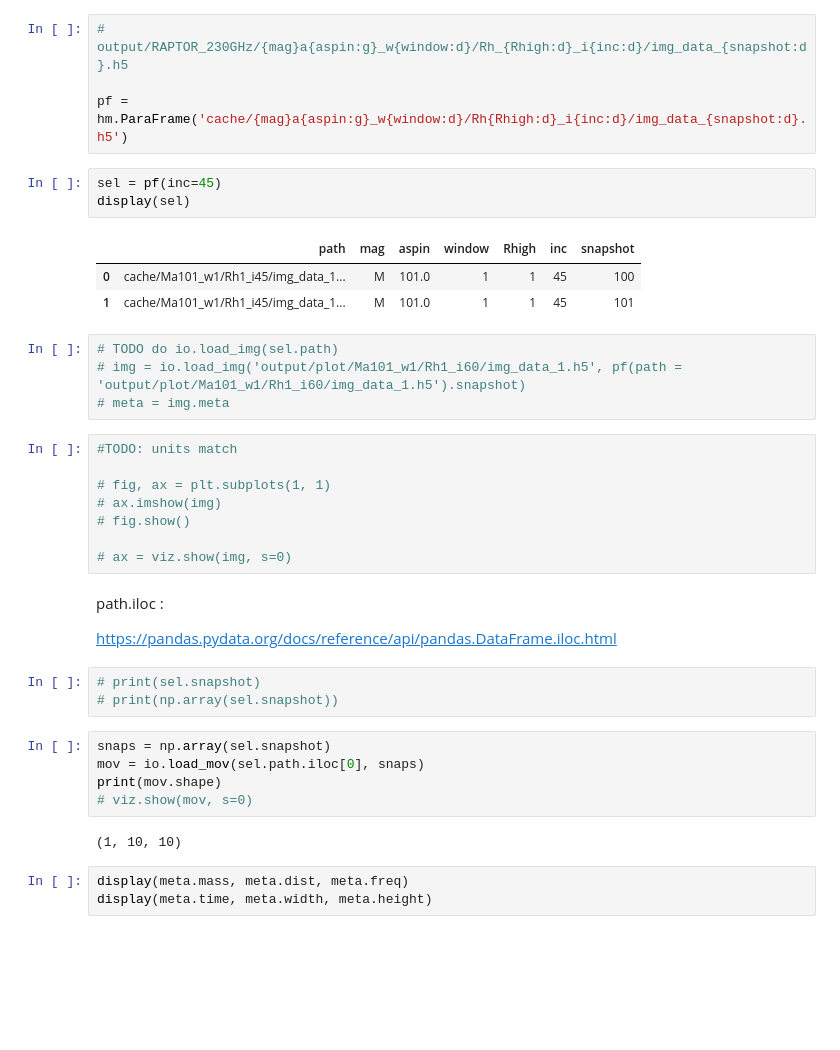
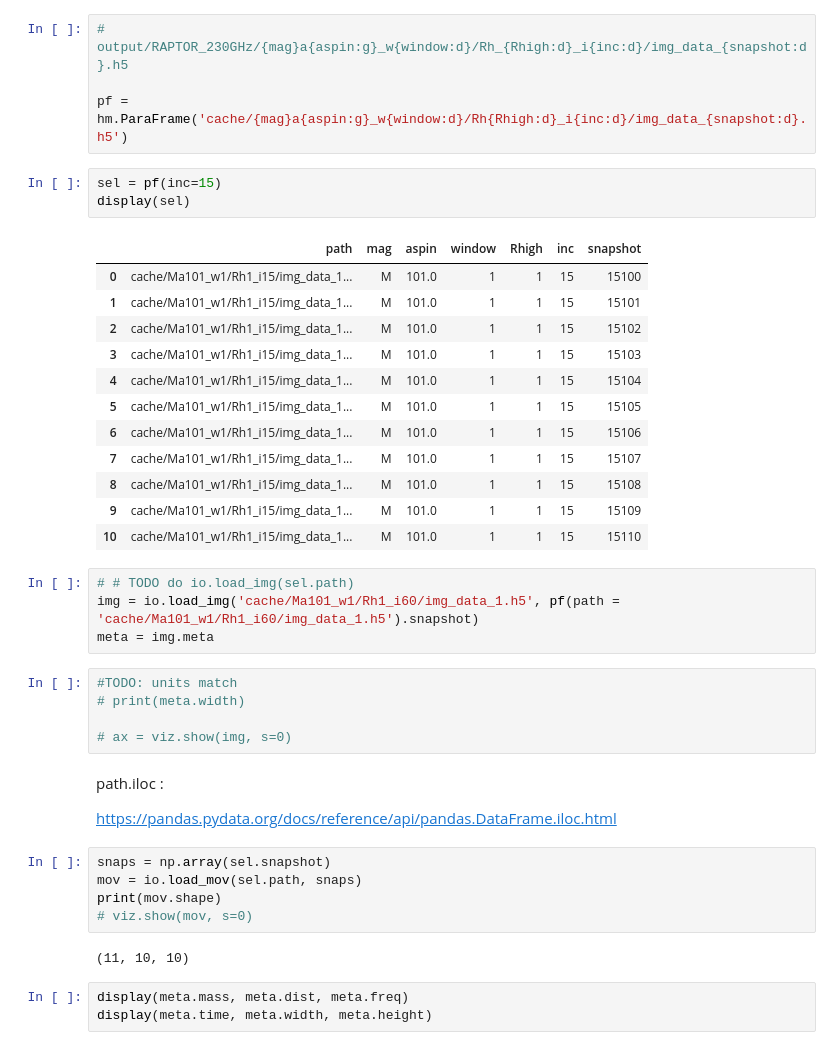
Before and after one commit to hina18201716/2017_sgra_paper5, a Jupyter notebook: RAPTOR_test.ipynb, the cells around one changed output. Saved outputs shown, nothing was run; the diff lists cells and outputs as text; blank space fills up the shorter version.

```diff
--- a/RAPTOR_test.ipynb
+++ b/RAPTOR_test.ipynb
@@ -30,38 +29,41 @@ The autoreload extension is already loaded. To reload it, use:
 
 pf = hm.ParaFrame('cache/{mag}a{aspin:g}_w{window:d}/Rh{Rhigh:d}_i{inc:d}/img_data_{snapshot:d}.h5')
 # %%
-sel = pf(inc=45)
+sel = pf(inc=15)
 display(sel)
 # %% [output]
 |  | path | mag | aspin | window | Rhigh | inc | snapshot |
-| 0 | cache/Ma101_w1/Rh1_i45/img_data_1... | M | 101.0 | 1 | 1 | 45 | 100 |
-| 1 | cache/Ma101_w1/Rh1_i45/img_data_1... | M | 101.0 | 1 | 1 | 45 | 101 |
+| 0 | cache/Ma101_w1/Rh1_i15/img_data_1... | M | 101.0 | 1 | 1 | 15 | 15100 |
+| 1 | cache/Ma101_w1/Rh1_i15/img_data_1... | M | 101.0 | 1 | 1 | 15 | 15101 |
+| 2 | cache/Ma101_w1/Rh1_i15/img_data_1... | M | 101.0 | 1 | 1 | 15 | 15102 |
+| 3 | cache/Ma101_w1/Rh1_i15/img_data_1... | M | 101.0 | 1 | 1 | 15 | 15103 |
+| 4 | cache/Ma101_w1/Rh1_i15/img_data_1... | M | 101.0 | 1 | 1 | 15 | 15104 |
+| 5 | cache/Ma101_w1/Rh1_i15/img_data_1... | M | 101.0 | 1 | 1 | 15 | 15105 |
+| 6 | cache/Ma101_w1/Rh1_i15/img_data_1... | M | 101.0 | 1 | 1 | 15 | 15106 |
+| 7 | cache/Ma101_w1/Rh1_i15/img_data_1... | M | 101.0 | 1 | 1 | 15 | 15107 |
+| 8 | cache/Ma101_w1/Rh1_i15/img_data_1... | M | 101.0 | 1 | 1 | 15 | 15108 |
+| 9 | cache/Ma101_w1/Rh1_i15/img_data_1... | M | 101.0 | 1 | 1 | 15 | 15109 |
+| 10 | cache/Ma101_w1/Rh1_i15/img_data_1... | M | 101.0 | 1 | 1 | 15 | 15110 |
 # %%
-# TODO do io.load_img(sel.path)
-# img = io.load_img('output/plot/Ma101_w1/Rh1_i60/img_data_1.h5', pf(path = 'output/plot/Ma101_w1/Rh1_i60/img_data_1.h5').snapshot)
-# meta = img.meta
+# # TODO do io.load_img(sel.path)
+img = io.load_img('cache/Ma101_w1/Rh1_i60/img_data_1.h5', pf(path = 'cache/Ma101_w1/Rh1_i60/img_data_1.h5').snapshot)
+meta = img.meta
 # %%
 #TODO: units match
-
-# fig, ax = plt.subplots(1, 1)
-# ax.imshow(img)
-# fig.show()
+# print(meta.width)
 
 # ax = viz.show(img, s=0)
 # %% [markdown]
 path.iloc :
 
  https://pandas.pydata.org/docs/reference/api/pandas.DataFrame.iloc.html
-# %%
-# print(sel.snapshot)
-# print(np.array(sel.snapshot))
 # %%
 snaps = np.array(sel.snapshot)
-mov = io.load_mov(sel.path.iloc[0], snaps)
+mov = io.load_mov(sel.path, snaps)
 print(mov.shape)
 # viz.show(mov, s=0)
 # %% [output]
-(1, 10, 10)
+(11, 10, 10)
 # %%
 display(meta.mass, meta.dist, meta.freq)
 display(meta.time, meta.width, meta.height)
```
Also changed, not shown: parts of 6 cells of this notebook, 1 other file.
